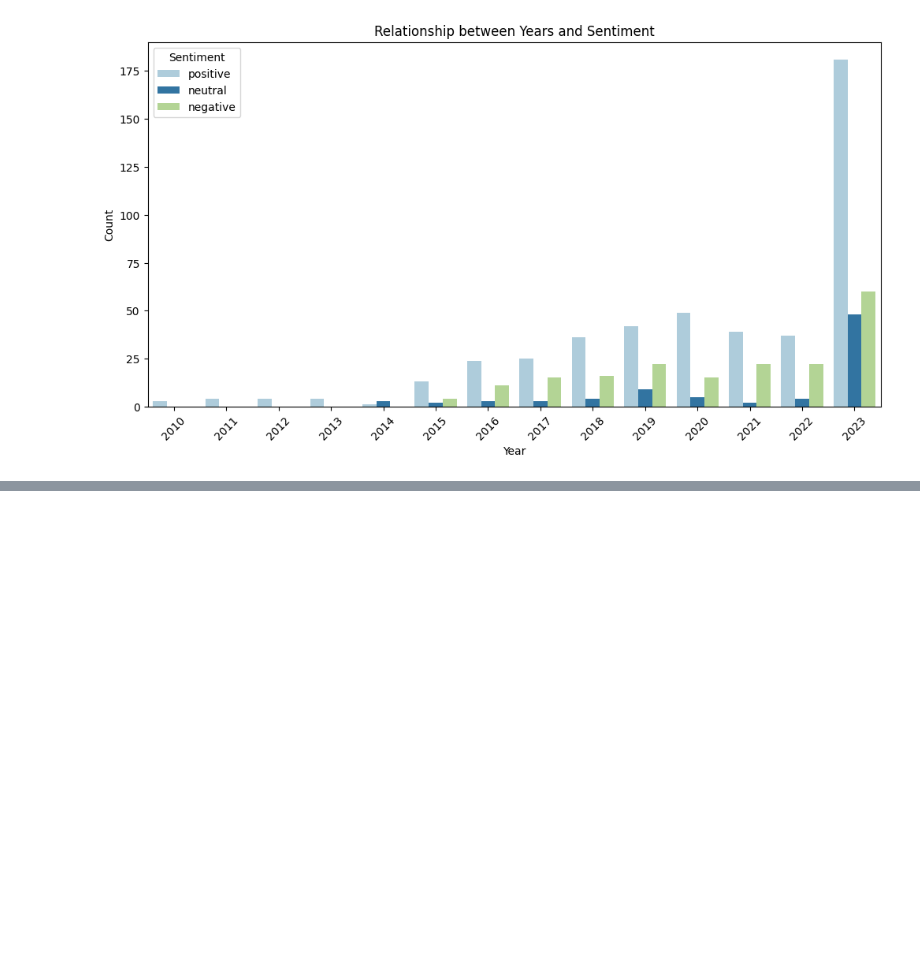
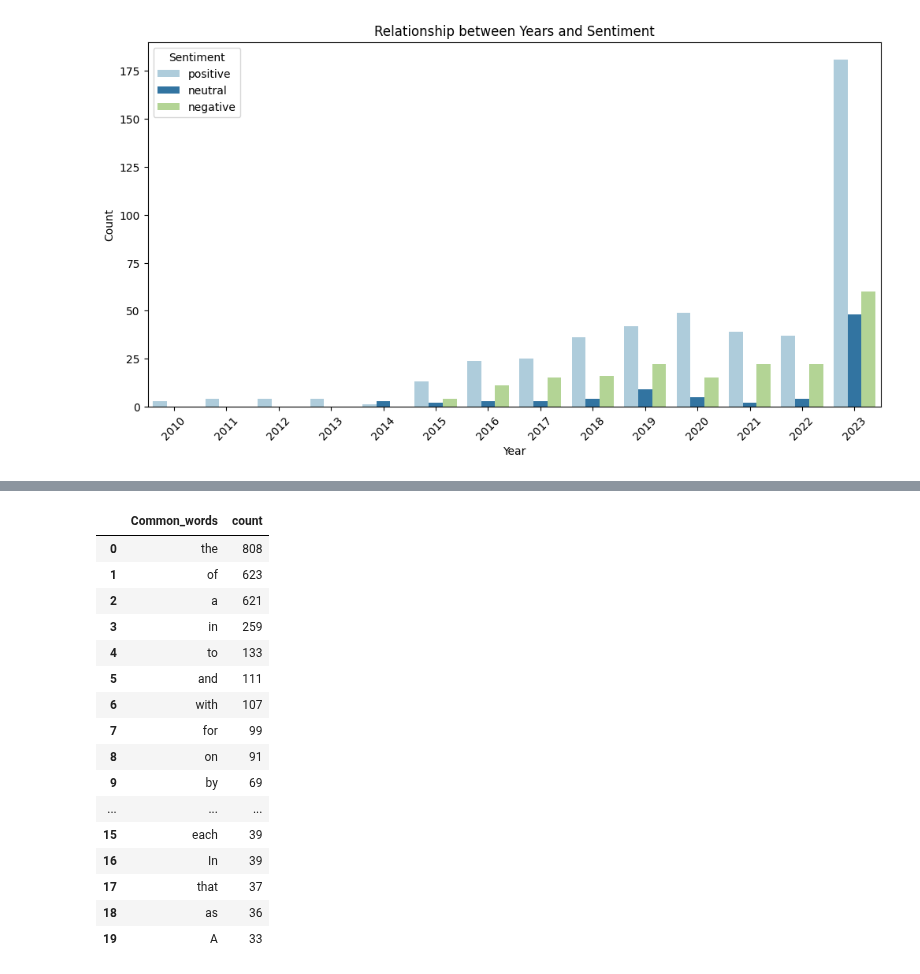
Before and after one commit to NarmathaChandrasekar25/NarmathaChandrasekar25, a Jupyter notebook: use case.ipynb, the cells around one changed output, grey strips where cells are left out. Drawn from its saved outputs; the diff is of its cells as text; code cells hidden in the pictures; blank space fills up the shorter version.

```diff
--- a/use case.ipynb
+++ b/use case.ipynb
@@ -900,0 +545,24 @@ plt.show()
+# %%
+df1['temp_list'] = df1['Text'].apply(lambda x: str(x).split())
+top_words = Counter([item for sublist in df1['temp_list'] for item in sublist])
+top_words_df = pd.DataFrame(top_words.most_common(20), columns=['Common_words', 'count'])
+
+top_words_df.style.background_gradient(cmap='Blues')
+# %% [output]
+|  | Common_words | count |
+| 0 | the | 808 |
+| 1 | of | 623 |
+| 2 | a | 621 |
+| 3 | in | 259 |
+| 4 | to | 133 |
+| 5 | and | 111 |
+| 6 | with | 107 |
+| 7 | for | 99 |
+| 8 | on | 91 |
+| 9 | by | 69 |
+| ... | ... | ... |
+| 15 | each | 39 |
+| 16 | In | 39 |
+| 17 | that | 37 |
+| 18 | as | 36 |
+| 19 | A | 33 |
```
Also changed, not shown: parts of 4 cells of this notebook.
